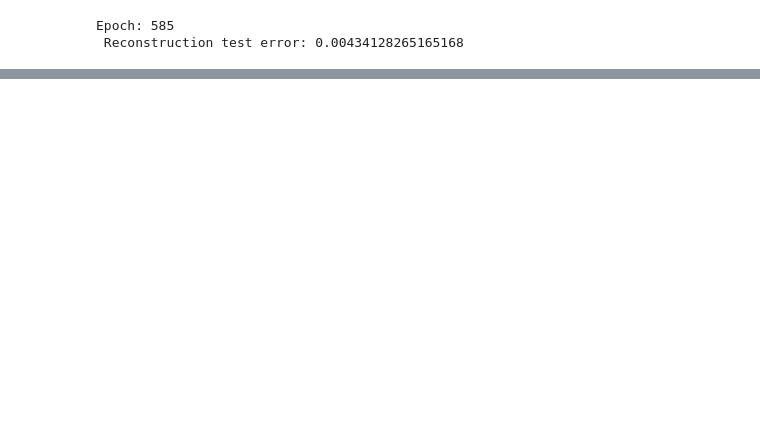
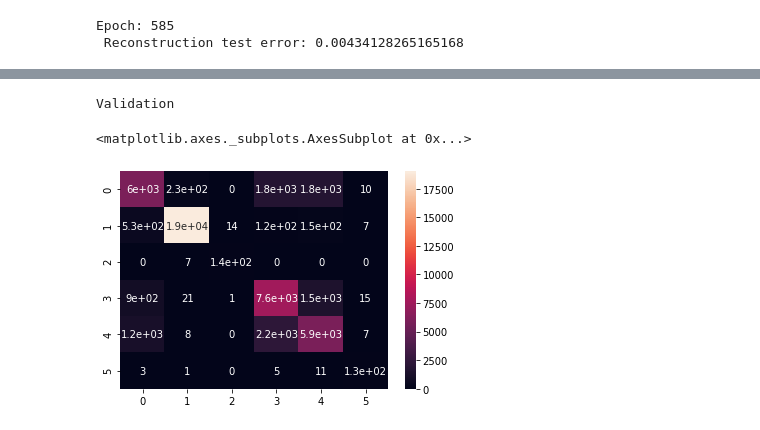
Before and after one commit to leoBravoRain/thesis, a Jupyter notebook: work/thesis/notebooks/train_classifier.ipynb, the cells around one changed output, grey strips where cells are left out. Saved outputs shown, nothing was run; the diff lists cells and outputs as text; code cells hidden in the pictures; blank space fills up the shorter version.

```diff
--- a/work/thesis/notebooks/train_classifier.ipynb
+++ b/work/thesis/notebooks/train_classifier.ipynb
@@ -541,3 +565,10 @@ FileNotFoundError: [Errno 2] File ../experiments/7/confusionMatrixValidation.csv
+# %%
+print("Validation")
+sn.heatmap(cmValidation, annot = True)
+# %% [output]
+Validation
+<matplotlib.axes._subplots.AxesSubplot at 0x...>
+[figure, added]
 # %%
 # classification report
 !cat ../experiments/7/clasificationReportTrain.txt
```
Also changed, not shown: parts of 5 cells of this notebook, 5 other files.
